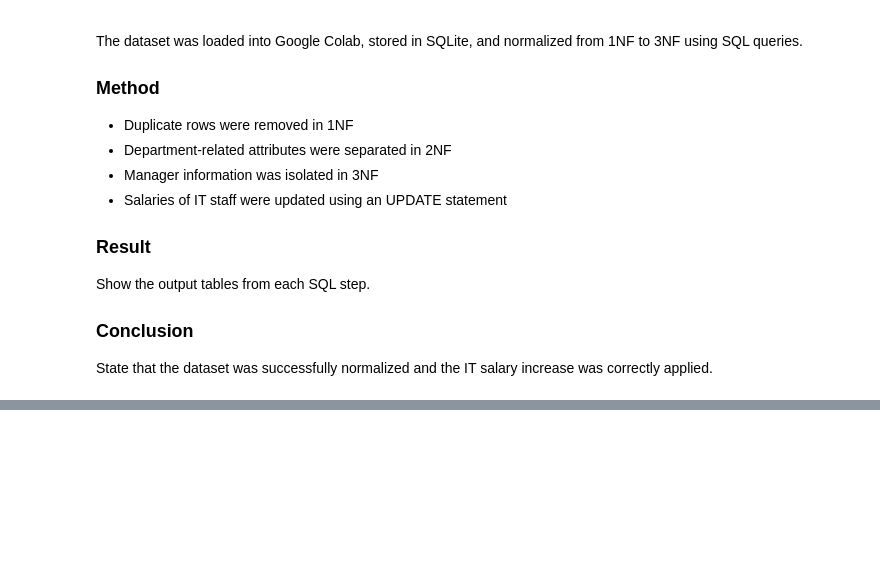
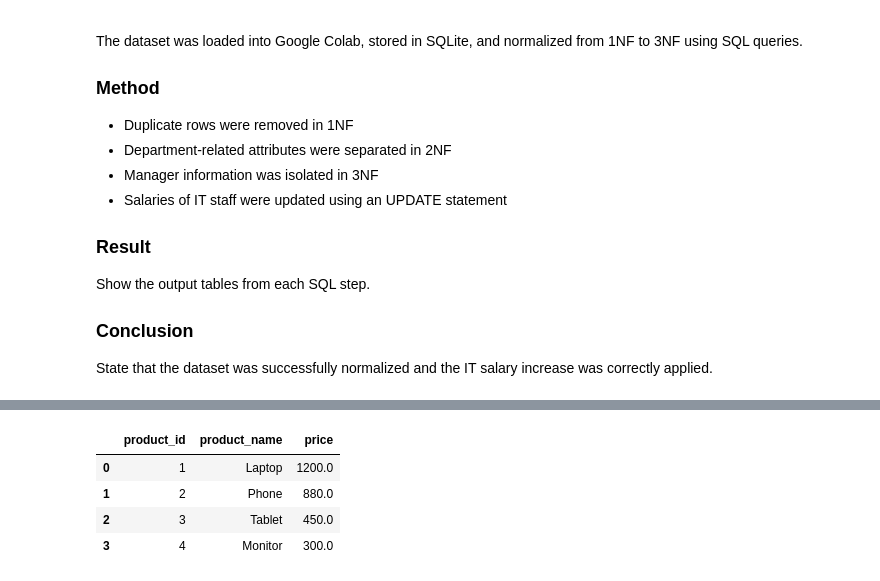
Before and after one commit to Aje-dotcom/DeepTech-, a Jupyter notebook: Ekene_Ajemba_Assignment1_Week4.ipynb, the cells around one changed output, grey strips where cells are left out. Drawn from its saved outputs; the diff is of its cells as text; code cells hidden in the pictures; blank space fills up the shorter version.

```diff
--- a/Ekene_Ajemba_Assignment1_Week4.ipynb
+++ b/Ekene_Ajemba_Assignment1_Week4.ipynb
@@ -306,0 +511,9 @@ State that the dataset was successfully normalized and the IT salary increase wa
+# %%
+products_df_updated = pd.read_sql("SELECT * FROM products", conn)
+display(products_df_updated)
+# %% [output]
+|  | product_id | product_name | price |
+| 0 | 1 | Laptop | 1200.0 |
+| 1 | 2 | Phone | 880.0 |
+| 2 | 3 | Tablet | 450.0 |
+| 3 | 4 | Monitor | 300.0 |
```
Also changed, not shown: parts of 37 cells of this notebook.
